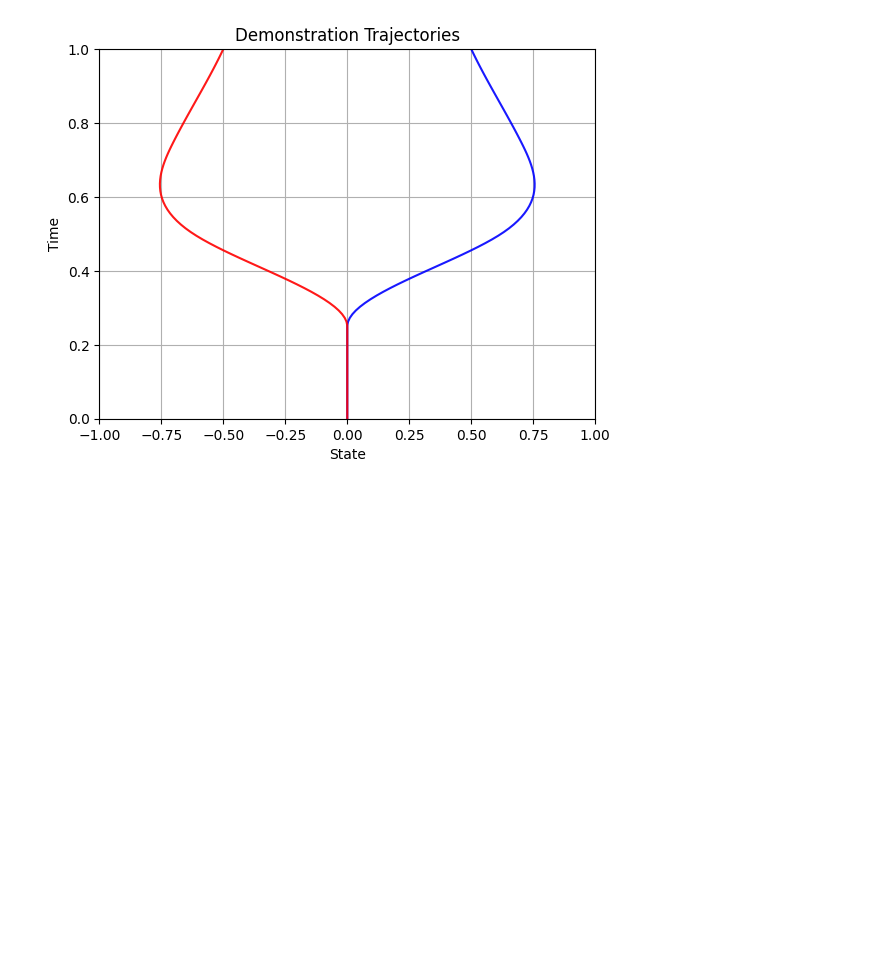
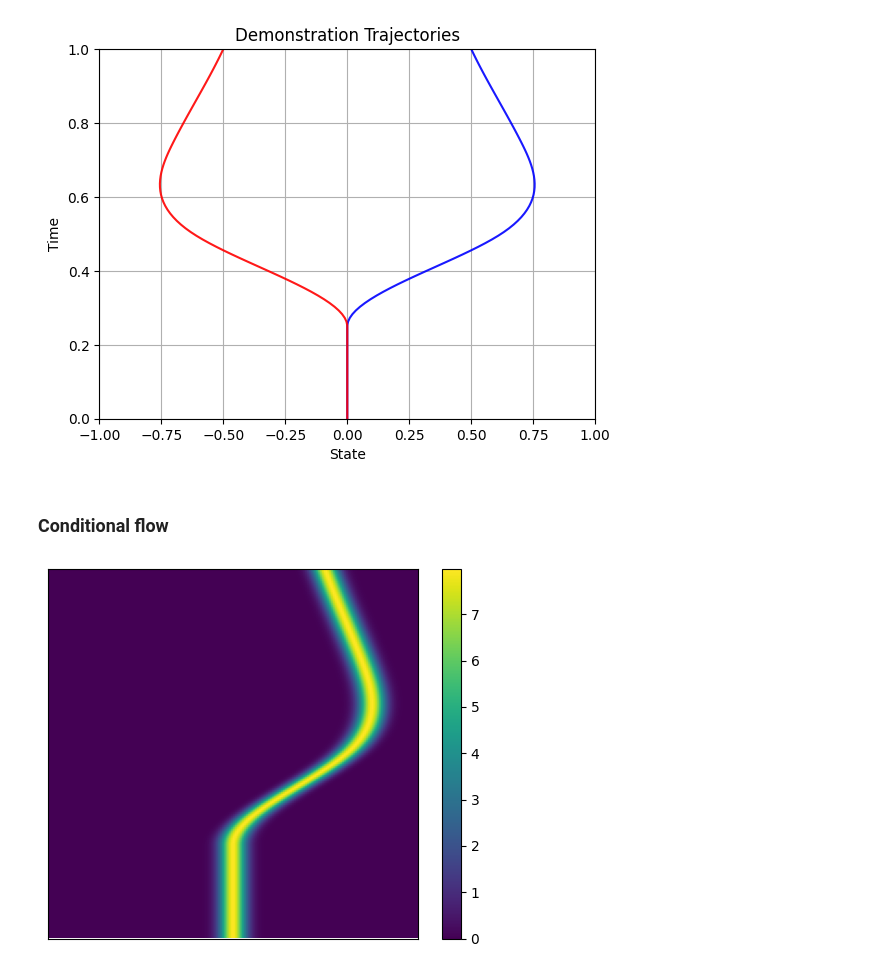
Before and after one commit to willh003/flowvis, a Jupyter notebook: notebooks/idea.ipynb, the cells around one changed output. Drawn from its saved outputs; the diff is of its cells as text; code cells hidden in the pictures; blank space fills up the shorter version.

Commit message:
Plot PDF heatmap of single trajectory

```diff
--- a/notebooks/idea.ipynb
+++ b/notebooks/idea.ipynb
@@ -61,3 +62,19 @@ plt.grid(True)
 plt.show()
 # %% [output]
 [figure]
+# %% [markdown]
+### Conditional flow
+# %%
+fp = FlowPolicy(trajectories=[traj_right], prior=[1.0], sigma=0.05)
+# %%
+ts = np.linspace(0, 1, 200)  # (T,)
+xs = np.linspace(-1, 1, 200)  # (X,)
+ts, xs = np.meshgrid(ts, xs, indexing='ij')  # (T, X)
+log_p = fp.pdf(xs, ts)  # (T, X)
+plt.imshow(log_p, origin='lower')
+plt.colorbar()
+plt.tick_params(axis='both', which='both', length=0, labelbottom=False, labelleft=False)
+# plt.tight_layout()
+plt.show()
+# %% [output]
+[figure, added]
```
Also changed, not shown: parts of 1 cell of this notebook, 3 other files.
